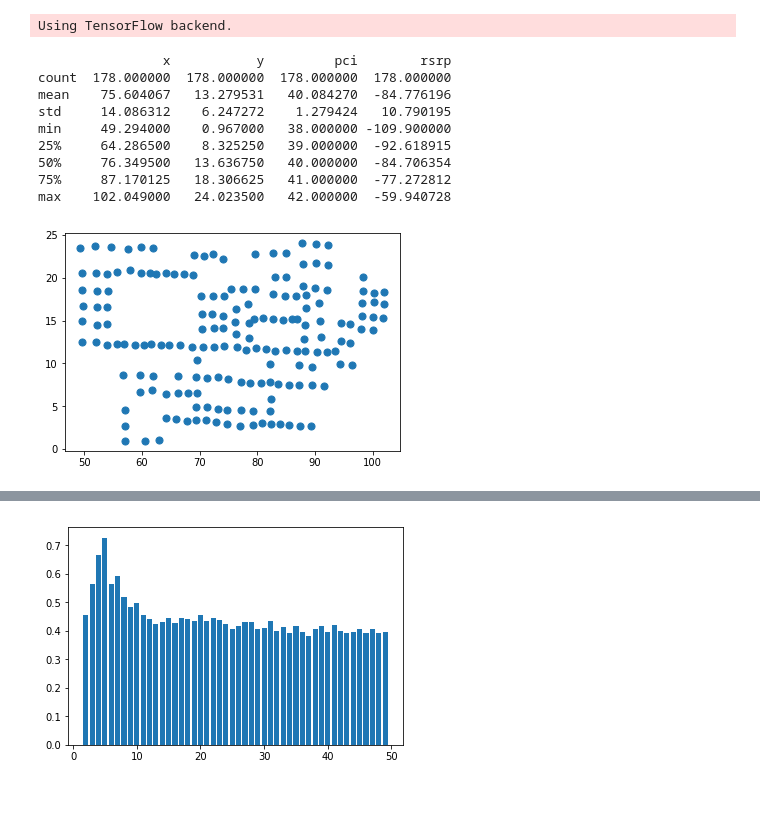
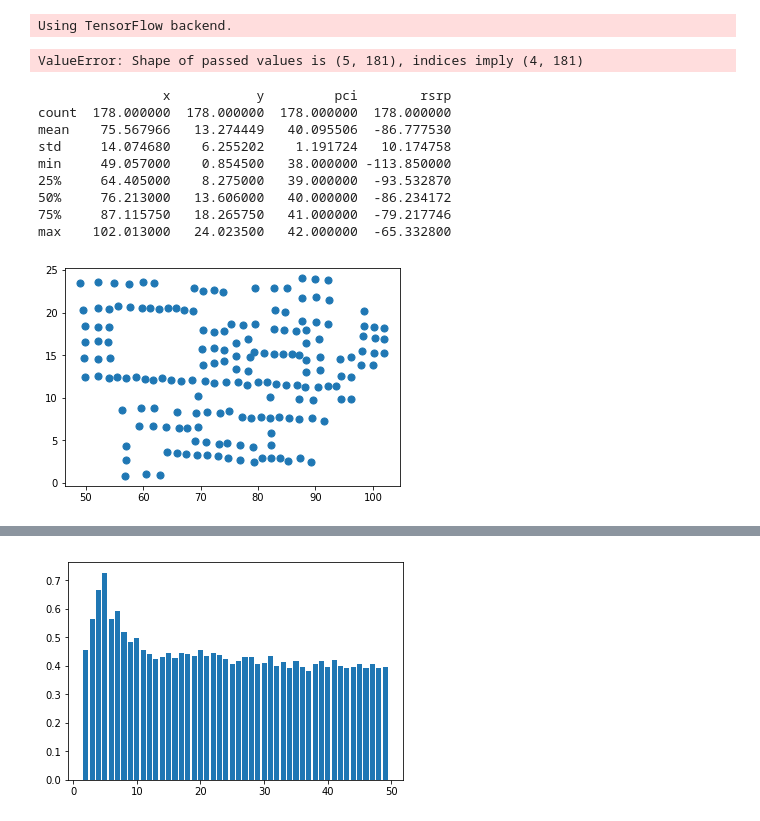
Before and after one commit to KJtiming/RadioMap, a Jupyter notebook: cluster.ipynb, the cells around one changed output, grey strips where cells are left out. Drawn from its saved outputs; the diff is of its cells as text; code cells hidden in the pictures.

```diff
--- a/cluster.ipynb
+++ b/cluster.ipynb
@@ -39,33 +39,35 @@ from sklearn import preprocessing
 # %% [output]
 Using TensorFlow backend.
 # %%
-data = np.genfromtxt('./interface/rsrp_set5_noleft.csv', delimiter=',')
+data = np.genfromtxt('./interface/rsrp_set33_noleft.csv', delimiter=',')
 df = pd.DataFrame(data,columns=['x','y','pci','rsrp'],index=None)
 
 #print(df)
-df.to_csv('./interface/rsrp_set5_noleft_pd.csv',index=None)
+df.to_csv('./interface/rsrp_set16_noleft_pd.csv',index=None)
+# %% [output]
+ValueError: Shape of passed values is (5, 181), indices imply (4, 181)
 # %%
-rem_pci_all = pd.read_csv("./interface/rsrp_set5_noleft_pd.csv")
+rem_pci_all = pd.read_csv("./interface/rsrp_set16_noleft_pd.csv")
 #rem_pci_all = pd.read_csv("./interface/rsrp_set33_nodis_noleft.csv")
 #rem_pci_all = pd.read_csv("rem_pci_train_pd.csv")
 #rem_pci = pd.read_csv("rem_rsrp_train_pd.csv")
 #rem_test = pd.read_csv("rem_test_pd.csv")
 #rem_pci_np = np.genfromtxt('rem_pci_train.csv', delimiter=',')
 #rem_rsrp = pd.read_csv("rem_rsrp_train.csv")
 #print(rem_pci_all)
 plt.scatter(rem_pci_all['x'], rem_pci_all['y'], s=50);
 #print(type(rem_pci_all))
 print(rem_pci_all.describe())
 # %% [output]
                 x           y         pci        rsrp
 count  178.000000  178.000000  178.000000  178.000000
-mean    75.604067   13.279531   40.084270  -84.776196
-std     14.086312    6.247272    1.279424   10.790195
-min     49.294000    0.967000   38.000000 -109.900000
-25%     64.286500    8.325250   39.000000  -92.618915
-50%     76.349500   13.636750   40.000000  -84.706354
-75%     87.170125   18.306625   41.000000  -77.272812
-max    102.049000   24.023500   42.000000  -59.940728
+mean    75.567966   13.274449   40.095506  -86.777530
+std     14.074680    6.255202    1.191724   10.174758
+min     49.057000    0.854500   38.000000 -113.850000
+25%     64.405000    8.275000   39.000000  -93.532870
+50%     76.213000   13.606000   40.000000  -86.234172
+75%     87.115750   18.265750   41.000000  -79.217746
+max    102.013000   24.023500   42.000000  -65.332800
-[figure, old version]
+[figure, new version]
 # %%
 #rem_pci_all = preprocessing.scale(rem_pci_all)
```
Also changed, not shown: parts of 3 cells of this notebook, 17 other files.
